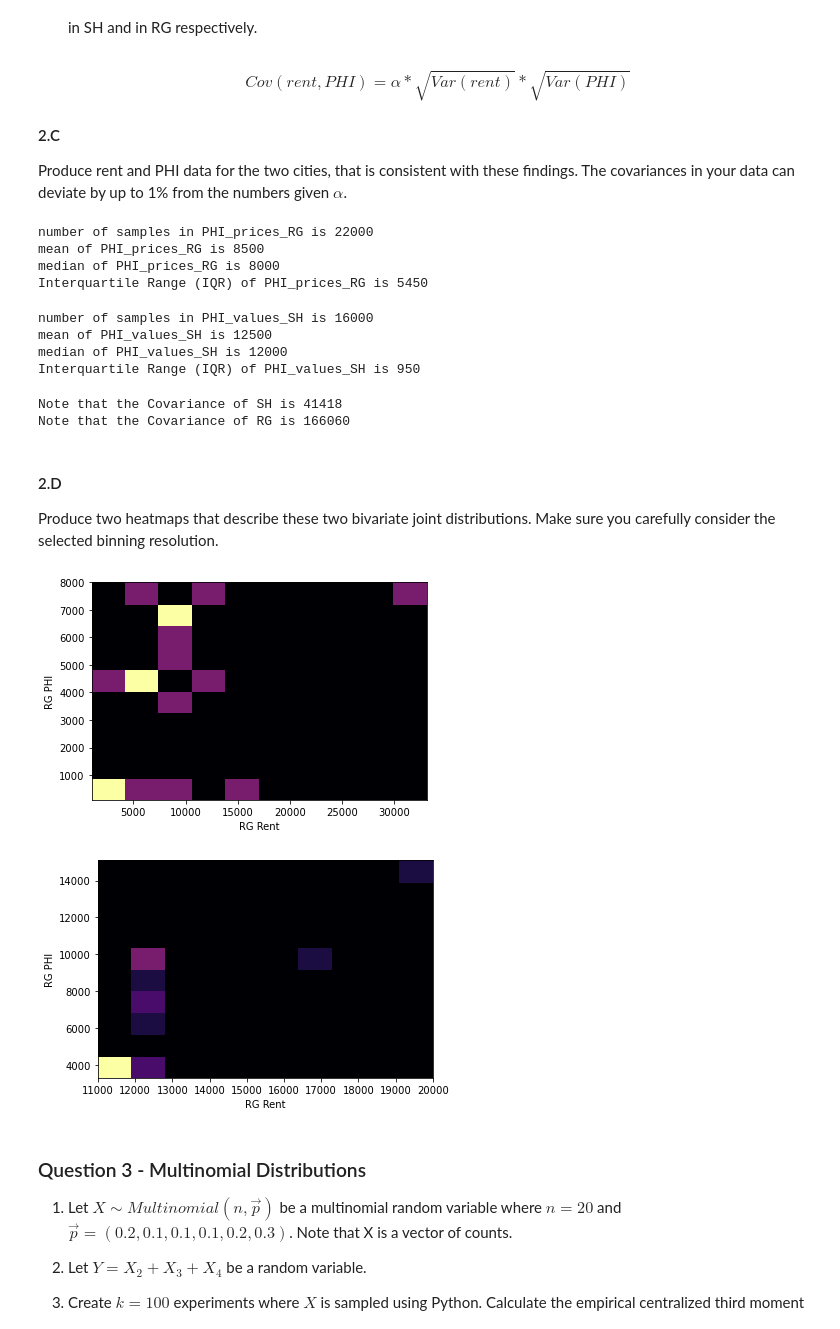
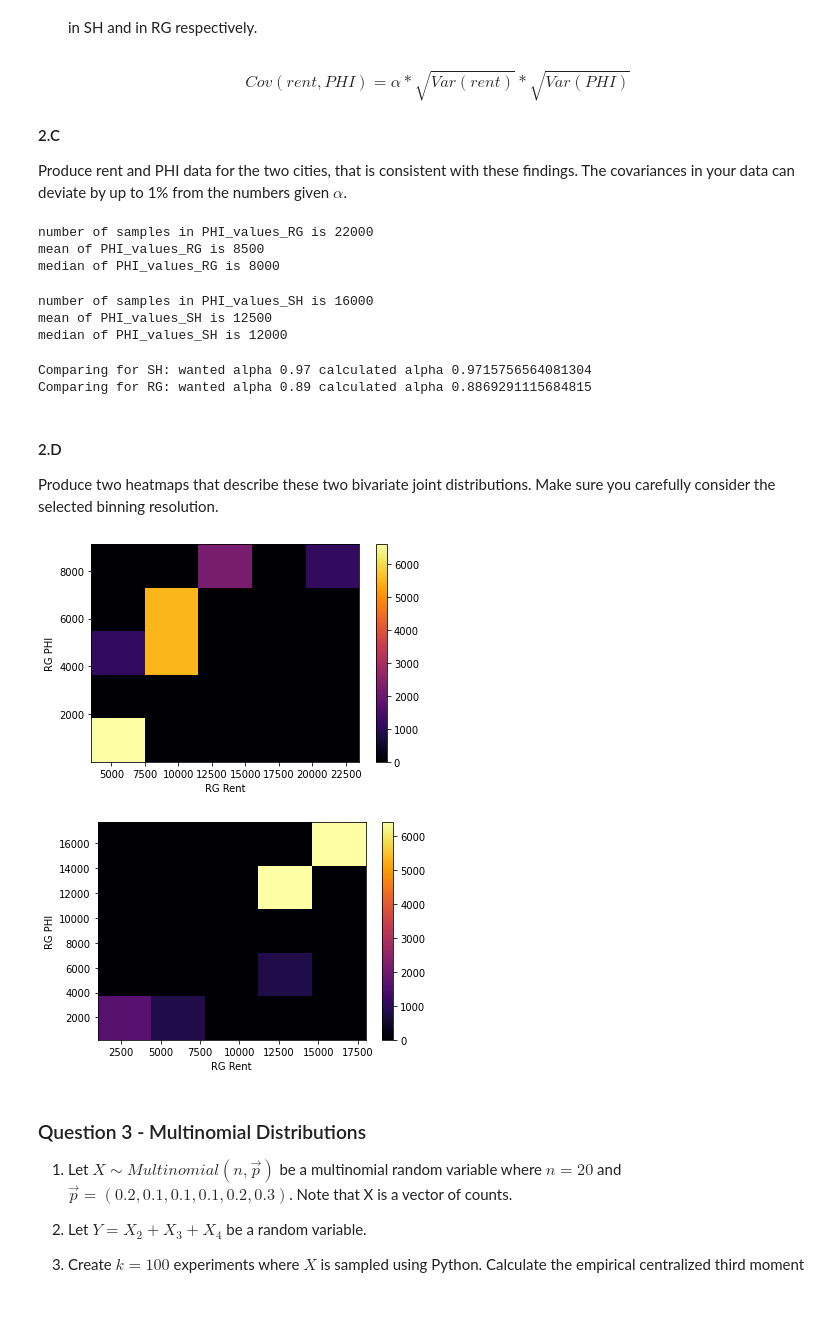
Before and after one commit to RoyR-IDC/StatisticsAndDataAnalysis, a Jupyter notebook: HW1.ipynb, the cells around one changed output. Saved outputs shown, nothing was run; the diff lists cells and outputs as text; code cells hidden in the pictures; blank space fills up the shorter version.

```diff
--- a/HW1.ipynb
+++ b/HW1.ipynb
@@ -298,45 +371,24 @@ $$Cov(rent, PHI) = \alpha * \sqrt{Var(rent)} * \sqrt{Var(PHI)}$$
 #### 2.C
 Produce rent and PHI data for the two cities, that is consistent with these findings. The covariances in your data can deviate by up to 1% from the numbers given $\alpha$.
 # %%
-PHI_prices_RG = [15000 , 5000, 2000, 9000,2000,1000,8000,4200,4400,4600,
-                  13000,4800,10000,10000,8000,8000,8000,7300,12600,33100] * int(population_RG / 20)
+PHI_values_RG = [3500, 3600, 3700, 3800, 3900, 4000, 7400, 7600, 7800, 8000,
+                 8000, 8200, 8900, 9400, 10300, 10400, 11000, 12000, 15000, 23500] * int(population_RG / 20)
 
-print(f'number of samples in PHI_prices_RG is {int(len(PHI_prices_RG))}')
-print(f'mean of PHI_prices_RG is {int(np.mean(PHI_prices_RG))}')
-print(f'median of PHI_prices_RG is {int(np.median(PHI_prices_RG))}')
-print(f'Interquartile Range (IQR) of PHI_prices_RG is {int(scipy_iqr(PHI_prices_RG))}')
+print(f'number of samples in PHI_values_RG is {int(len(PHI_values_RG))}')
+print(f'mean of PHI_values_RG is {int(np.mean(PHI_values_RG))}')
+print(f'median of PHI_values_RG is {int(np.median(PHI_values_RG))}')
 # %% [output]
-number of samples in PHI_prices_RG is 22000
-mean of PHI_prices_RG is 8500
-median of PHI_prices_RG is 8000
-Interquartile Range (IQR) of PHI_prices_RG is 5450
+number of samples in PHI_values_RG is 22000
+mean of PHI_values_RG is 8500
+median of PHI_values_RG is 8000
 # %%
-PHI_values_SH = [11000,11100,11200,11300,11400,11500,11600,11700,11800,12000,
-                 12000,12100,12200,12300,12400,12500,12600,12700,16600,20000] * int(population_SH / 20)
-
+PHI_values_SH =  [1000,2000,5100,11300,11400,11500,11600,11700,11800,12000,
+                  12000,13700,14700,15700,16700,17200,17400,17500,17700,18000] * int(population_SH / 20)
 
 print(f'number of samples in PHI_values_SH is {int(len(PHI_values_SH))}')
 print(f'mean of PHI_values_SH is {int(np.mean(PHI_values_SH))}')
 print(f'median of PHI_values_SH is {int(np.median(PHI_values_SH))}')
-print(f'Interquartile Range (IQR) of PHI_values_SH is {int(scipy_iqr(PHI_values_SH))}')
 # %% [output]
 number of samples in PHI_values_SH is 16000
 mean of PHI_values_SH is 12500
 median of PHI_values_SH is 12000
-Interquartile Range (IQR) of PHI_values_SH is 950
-# %%
-alpha_sh = 0.97
-alpha_rg = 0.89
-std_PHI_prices_SH = np.std(PHI_values_SH)
-std_rent_prices_SH = np.std(rent_prices_SH)
-cov_sh = alpha_sh*std_PHI_prices_SH*std_PHI_prices_SH
-std_PHI_prices_RG = np.std(PHI_prices_RG)
-std_rent_prices_RG = np.std(rent_prices_RG)
-cov_rg = alpha_rg*std_PHI_prices_RG*std_rent_prices_RG
-
-string = 'Note that the Covariance of SH is ' + str(int(cov_sh*0.01)) + '\n'
-string += 'Note that the Covariance of RG is ' + str(int(cov_rg*0.01))
-print(string)
-# %% [output]
-Note that the Covariance of SH is 41418
-Note that the Covariance of RG is 166060
@@ -350,20 +395,48 @@ covariances_deviate_percent = 0.01
+# %%
+rent_prices_SH = [200,300,400,6000,11400,11500,11600,11700,11800,12000,
+                  12000,13700,14700,15700,16700,17200,17400,17500,17600,17700] * int(population_SH / 20)
+
+rent_prices_RG = [10 , 100, 300, 400,500,600,4000,4200,4400,4600,
+                  4600,4800,5500,5600,6900,7200,7200,7300,8000,9100] * int(population_RG / 20)
+
+wanted_alpha_SH = 0.97
+wanted_alpha_RG = 0.89
+
+std_PHI_prices_SH = np.std(PHI_values_SH)
+std_rent_prices_SH = np.std(rent_prices_SH)
+cov_SH_matrix = np.cov(PHI_values_SH, rent_prices_SH)
+cov_SH = cov_SH_matrix[0][1]
+calculated_alpha_SH = (cov_SH)/(std_PHI_prices_SH*std_rent_prices_SH)
+print(f'Comparing for SH: wanted alpha {wanted_alpha_SH} calculated alpha {calculated_alpha_SH}')
+
+std_PHI_values_RG = np.std(PHI_values_RG)
+std_rent_prices_RG = np.std(rent_prices_RG)
+cov_RG_matrix = np.cov(PHI_values_RG, rent_prices_RG)
+cov_RG = cov_RG_matrix[0][1]
+calculated_alpha_RG = (cov_RG)/(std_PHI_values_RG*std_rent_prices_RG)
+print(f'Comparing for RG: wanted alpha {wanted_alpha_RG} calculated alpha {calculated_alpha_RG}')
+# %% [output]
+Comparing for SH: wanted alpha 0.97 calculated alpha 0.9715756564081304
+Comparing for RG: wanted alpha 0.89 calculated alpha 0.8869291115684815
 # %% [markdown]
 #### 2.D
 Produce two heatmaps that describe these two bivariate joint distributions. Make sure you carefully consider the selected binning resolution.
 # %%
-plt.hist2d(x=PHI_prices_RG,y=rent_prices_RG,cmap='inferno',bins=10)
+plt.hist2d(x=PHI_values_RG,y=rent_prices_RG,cmap='inferno',bins=5)
 plt.xlabel('RG Rent')
 plt.ylabel('RG PHI')
+plt.colorbar()
 plt.show()
 # %% [output]
-[figure, old version]
+[figure, new version]
 # %%
-plt.hist2d(x=PHI_values_SH,y=rent_prices_SH,cmap='inferno',bins=10)
+plt.hist2d(x=PHI_values_SH,y=rent_prices_SH,cmap='inferno',bins=5)
 plt.xlabel('RG Rent')
 plt.ylabel('RG PHI')
+plt.colorbar()
 plt.show()
 # %% [output]
-[figure, old version]
+[figure, new version]
 # %% [markdown]
 ### Question 3 - Multinomial Distributions
 
```
Also changed, not shown: parts of 38 cells of this notebook.
